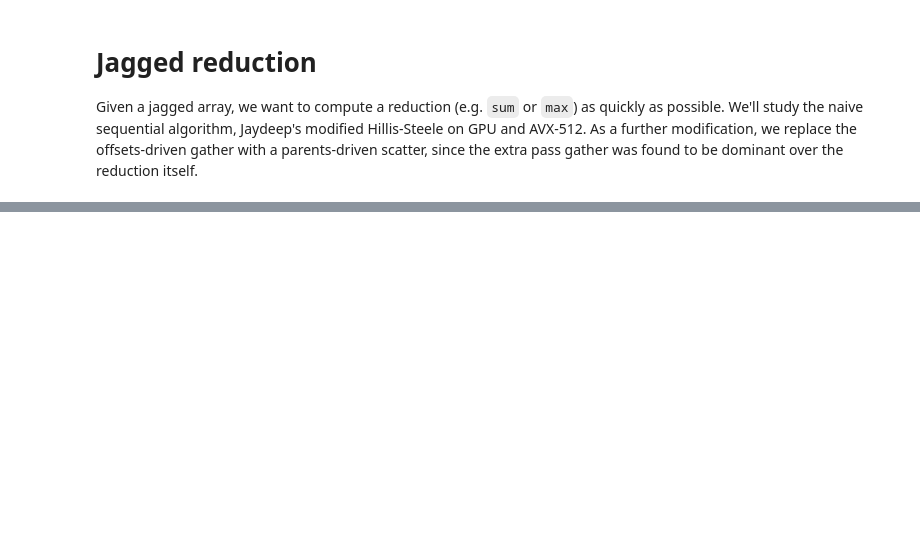
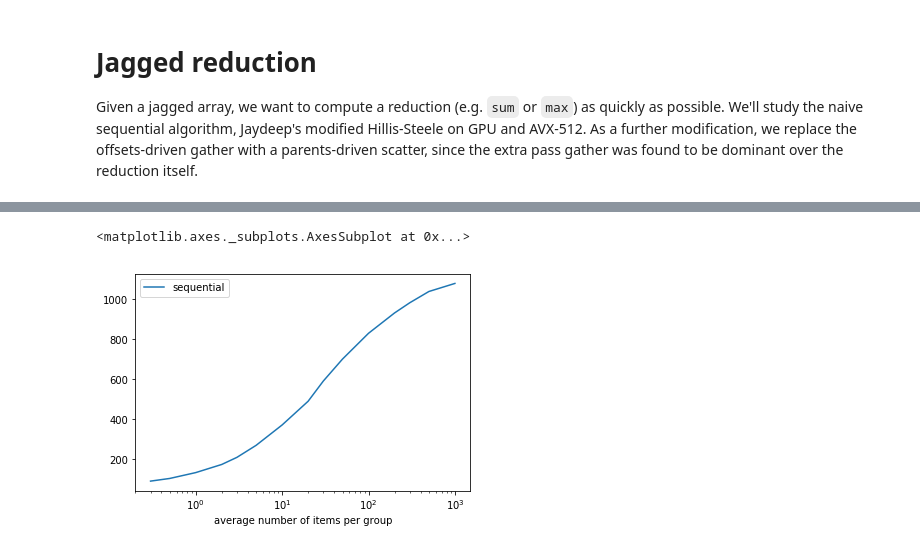
Before and after one commit to jpivarski/jupyter-performance-studies, a Jupyter notebook: 2018-09-10-jagged-reduction.ipynb, the cells around one changed output, grey strips where cells are left out. Drawn from its saved outputs; the diff is of its cells as text; code cells hidden in the pictures; blank space fills up the shorter version.

```diff
--- a/2018-09-10-jagged-reduction.ipynb
+++ b/2018-09-10-jagged-reduction.ipynb
@@ -60,0 +196,5 @@ This is the natural algorithm, stepping through jagged subcollections in a doubl
+# %%
+max_rates.plot(logx=True)
+# %% [output]
+<matplotlib.axes._subplots.AxesSubplot at 0x...>
+[figure, added]
```
Also changed, not shown: parts of 15 cells of this notebook.
